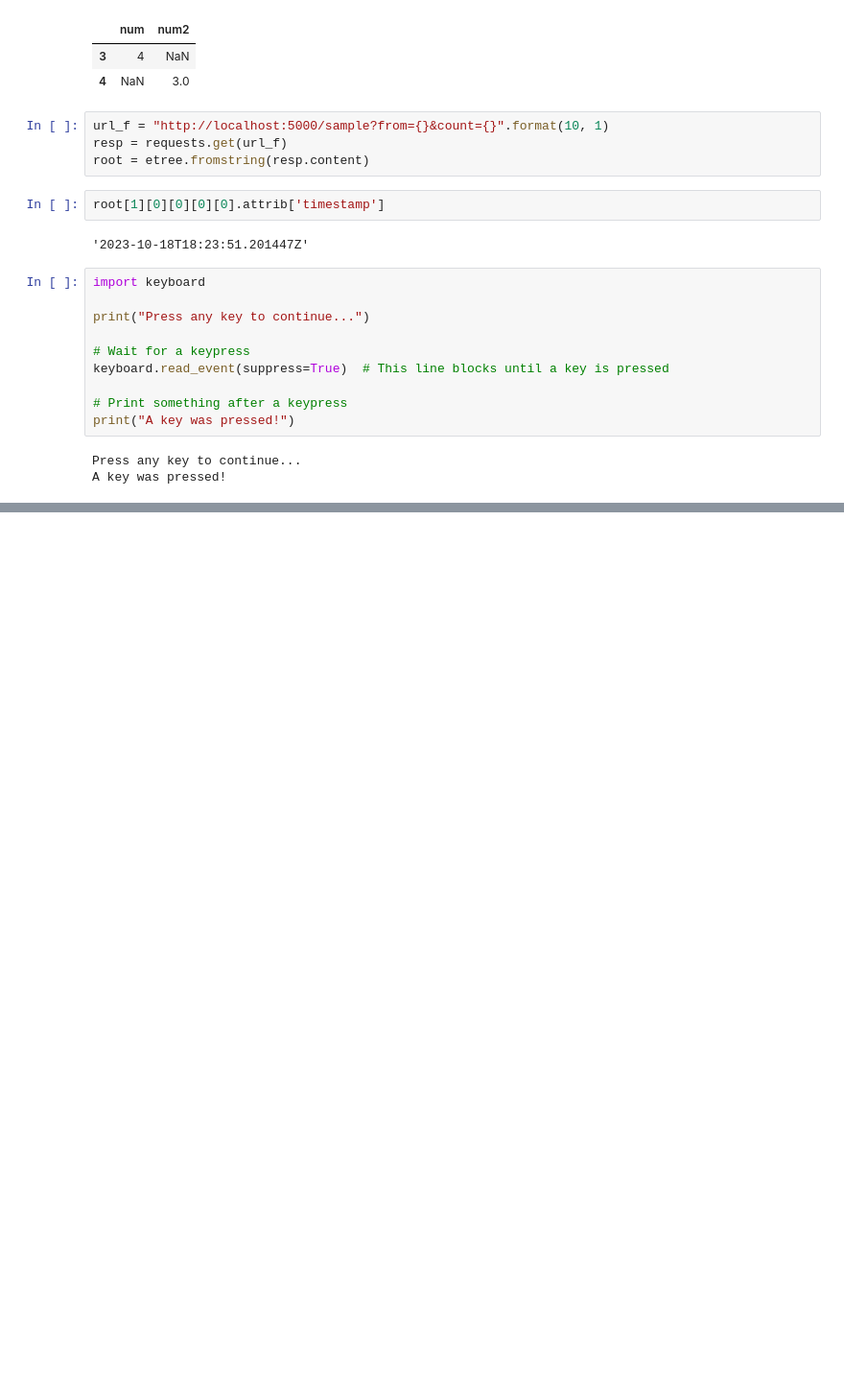
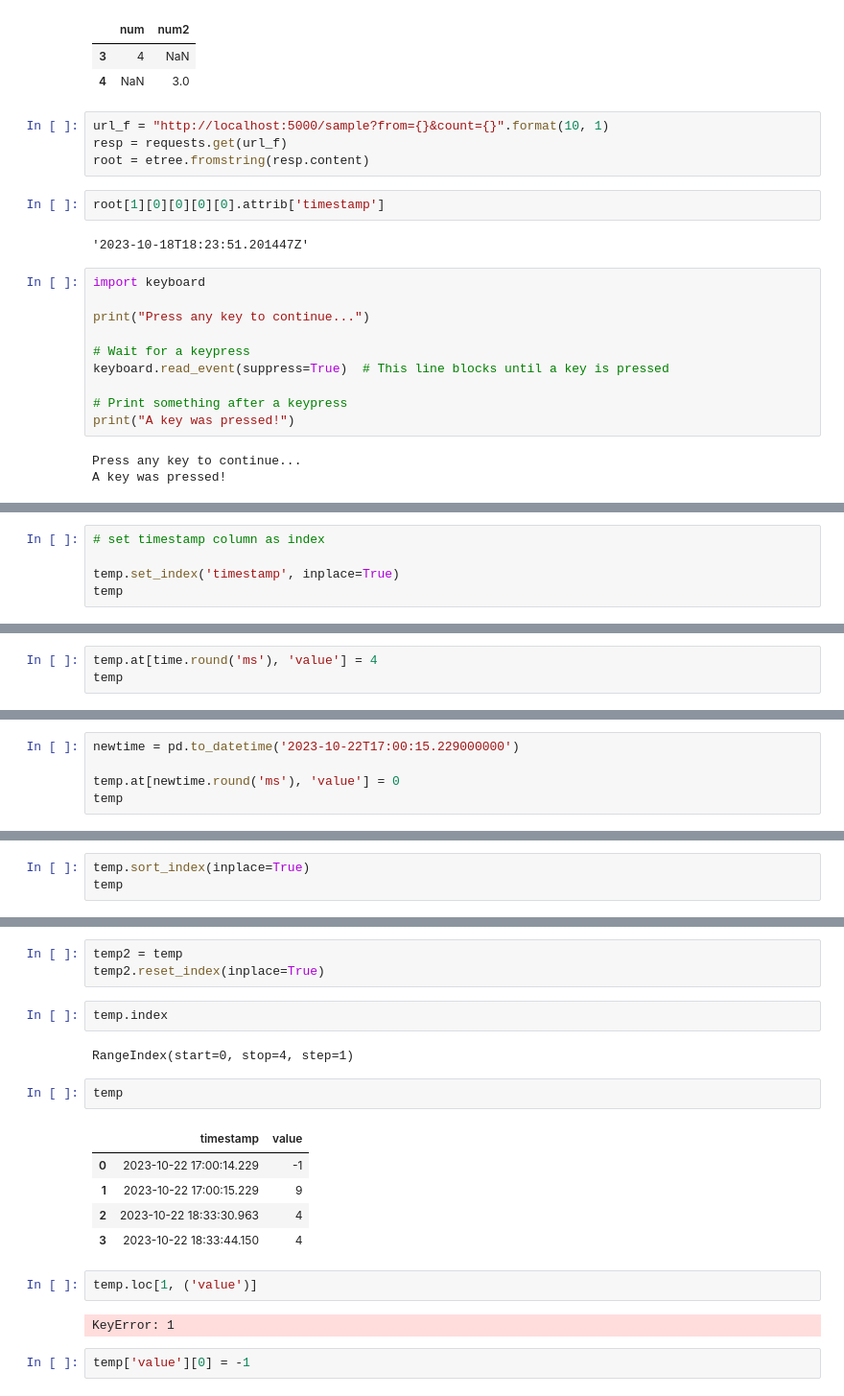
Before and after one commit to vamsi10010/iiot-data-labelling, a Jupyter notebook: script_testing.ipynb, the cells around one changed output, grey strips where cells are left out. Shown at 96% size. Cells and saved outputs as stored; diff of their text form; blank space fills up the shorter version.

```diff
--- a/script_testing.ipynb
+++ b/script_testing.ipynb
@@ -132,0 +144,5 @@ A key was pressed!
+# %%
+# set timestamp column as index
+
+temp.set_index('timestamp', inplace=True)
+temp
@@ -132,0 +152,3 @@ A key was pressed!
+# %%
+temp.at[time.round('ms'), 'value'] = 4
+temp
@@ -132,0 +161,5 @@ A key was pressed!
+# %%
+newtime = pd.to_datetime('2023-10-22T17:00:15.229000000')
+
+temp.at[newtime.round('ms'), 'value'] = 0
+temp
@@ -132,0 +173,3 @@ A key was pressed!
+# %%
+temp.sort_index(inplace=True)
+temp
@@ -132,0 +190,21 @@ A key was pressed!
+# %%
+temp2 = temp
+temp2.reset_index(inplace=True)
+# %%
+temp.index
+# %% [output]
+RangeIndex(start=0, stop=4, step=1)
+# %%
+temp
+# %% [output]
+|  | timestamp | value |
+| 0 | 2023-10-22 17:00:14.229 | -1 |
+| 1 | 2023-10-22 17:00:15.229 | 9 |
+| 2 | 2023-10-22 18:33:30.963 | 4 |
+| 3 | 2023-10-22 18:33:44.150 | 4 |
+# %%
+temp.loc[1, ('value')]
+# %% [output]
+KeyError: 1
+# %%
+temp['value'][0] = -1
```
Also changed, not shown: parts of 18 cells of this notebook, 1 other file.
